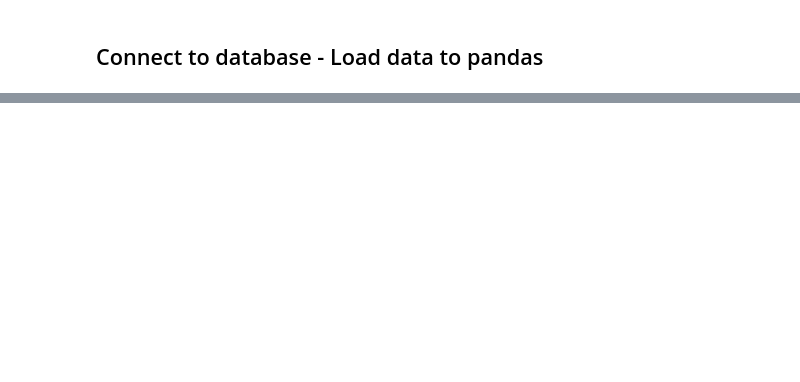
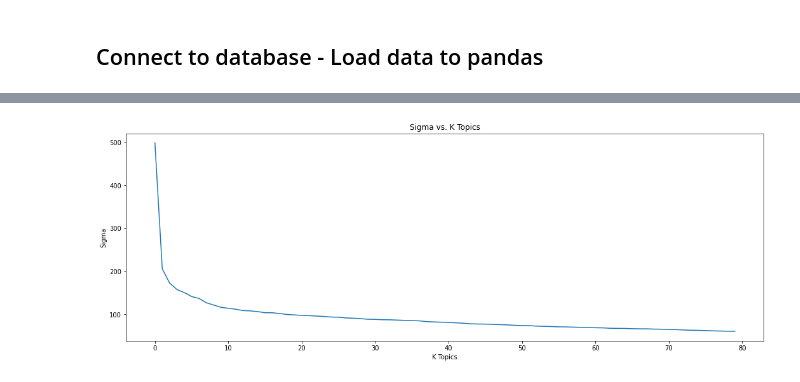
Before and after one commit to sizigia/autotherapy, a Jupyter notebook: notebooks/6 - Topic Modeling.ipynb, the cells around one changed output, grey strips where cells are left out. Saved outputs shown, nothing was run; the diff lists cells and outputs as text; code cells hidden in the pictures; blank space fills up the shorter version.

```diff
--- a/notebooks/6 - Topic Modeling.ipynb
+++ b/notebooks/6 - Topic Modeling.ipynb
@@ -247,0 +127,6 @@ X_test_tfidf1  = tfidf1.transform(X_test)
+# %%
+#df['lemmatized_text'] = df['pre_cleaned_text'].apply(preprocessing)
+#df['cleaned_lemmatized_text'] = df['lemmatized_text'].str.replace('-PRON-', '')
+df['cleaned_stemmed_text'] = df['cleaned_lemmatized_text'].apply(stemming)
+
+df.to_csv("../data/cleaned_text.csv")
@@ -247,0 +145,13 @@ X_test_tfidf1  = tfidf1.transform(X_test)
+# %%
+params = {
+    'vectorizer': {
+        'analyzer': 'word',
+        'stop_words': all_stopwords,
+        'ngram_range': (1, 1),
+        'token_pattern': '[a-z]{3,}',
+        'min_df': 0.01,
+        'lowercase': True
+    },
+    'raw_documents': df['cleaned_stemmed_text'],
+    'components': 4,
+}
@@ -247,0 +160,6 @@ X_test_tfidf1  = tfidf1.transform(X_test)
+# %%
+cv = CountVectorizer(**params['vectorizer'])
+X_cv = cv.fit_transform(raw_documents=params['raw_documents'])
+
+cv_doc_word = pd.DataFrame(X_cv.toarray(), columns=cv.get_feature_names())
+cv_doc_word
@@ -247,0 +182,15 @@ X_test_tfidf1  = tfidf1.transform(X_test)
+# %%
+k = 80
+U, Sigma, VT = randomized_svd(X_cv,
+                              n_components=k,
+                              n_iter=5,
+                              random_state=None)
+# %%
+plt.figure(figsize=(18, 6))
+plt.title("Sigma vs. K Topics")
+plt.ylabel("Sigma")
+plt.xlabel("K Topics")
+sns.lineplot(range(k), Sigma)
+plt.savefig("sigma_topics_cv.png");
+# %% [output]
+[figure, added]
```
Also changed, not shown: parts of 111 cells of this notebook, 17 other files.
